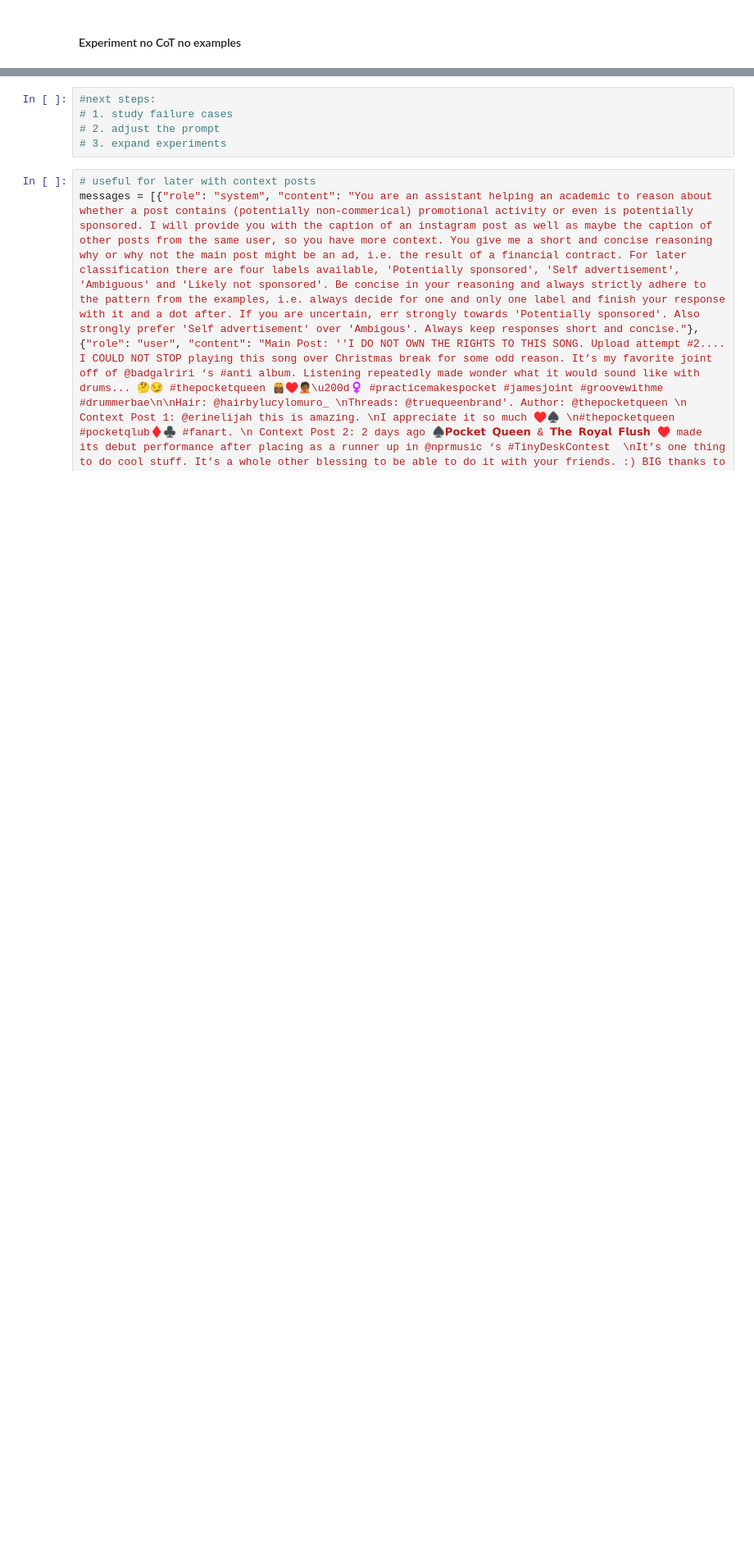
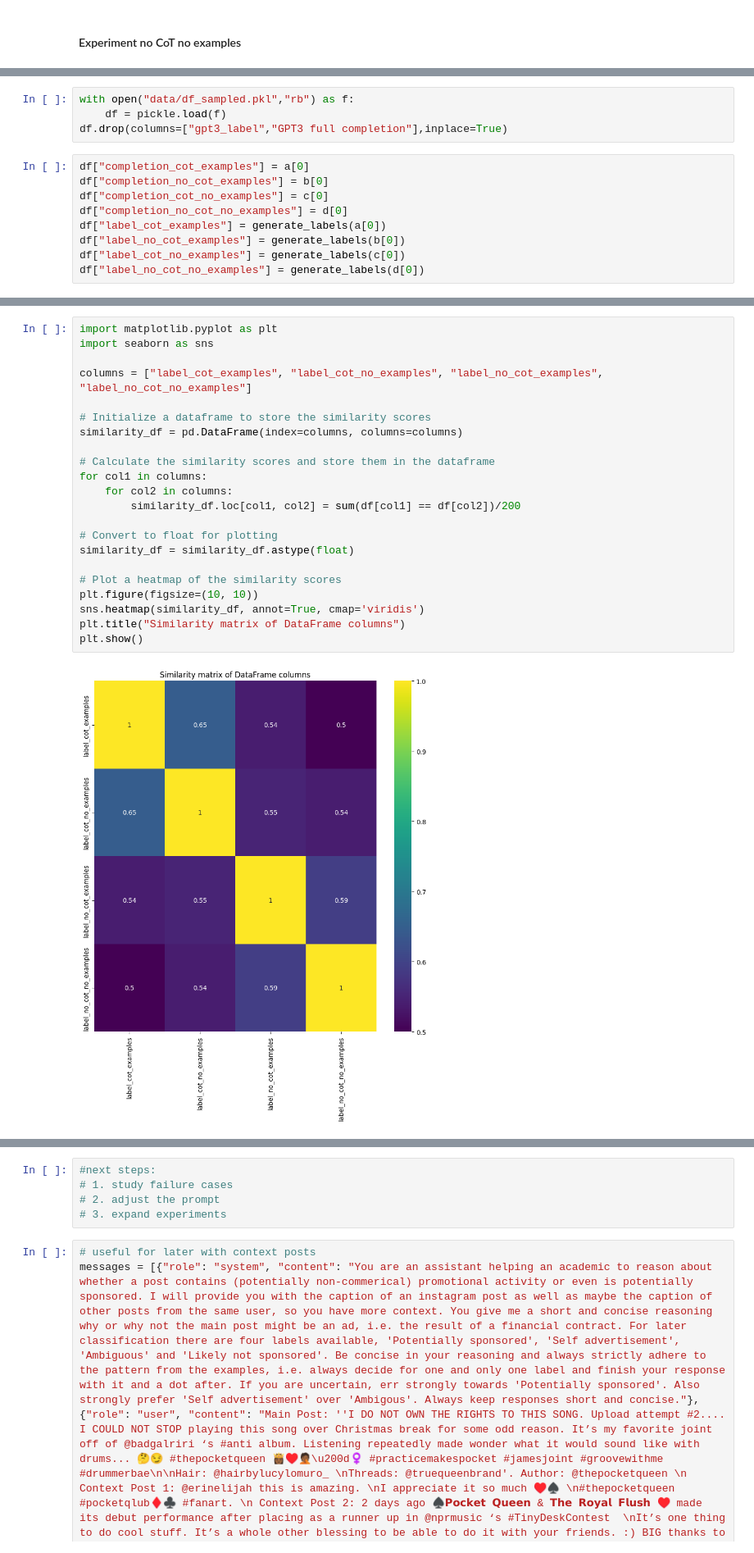
Before and after one commit to stefanhuber1510/enforcing-the-digital-services-act, a Jupyter notebook: 12-including-biography/main-biography.ipynb, the cells around one changed output, grey strips where cells are left out. Shown: that part at 82% size. Drawn from its saved outputs; the diff is of its cells as text; blank space fills up the shorter version.

```diff
--- a/12-including-biography/main-biography.ipynb
+++ b/12-including-biography/main-biography.ipynb
@@ -172,0 +130,13 @@ Counter at 2
+# %%
+with open("data/df_sampled.pkl","rb") as f:
+    df = pickle.load(f)
+df.drop(columns=["gpt3_label","GPT3 full completion"],inplace=True)
+# %%
+df["completion_cot_examples"] = a[0]
+df["completion_no_cot_examples"] = b[0]
+df["completion_cot_no_examples"] = c[0]
+df["completion_no_cot_no_examples"] = d[0]
+df["label_cot_examples"] = generate_labels(a[0])
+df["label_no_cot_examples"] = generate_labels(b[0])
+df["label_cot_no_examples"] = generate_labels(c[0])
+df["label_no_cot_no_examples"] = generate_labels(d[0])
@@ -172,0 +170,24 @@ Counter at 2
+# %%
+import matplotlib.pyplot as plt
+import seaborn as sns
+
+columns = ["label_cot_examples", "label_cot_no_examples", "label_no_cot_examples", "label_no_cot_no_examples"]
+
+# Initialize a dataframe to store the similarity scores
+similarity_df = pd.DataFrame(index=columns, columns=columns)
+
+# Calculate the similarity scores and store them in the dataframe
+for col1 in columns:
+    for col2 in columns:
+        similarity_df.loc[col1, col2] = sum(df[col1] == df[col2])/200
+
+# Convert to float for plotting
+similarity_df = similarity_df.astype(float)
+
+# Plot a heatmap of the similarity scores
+plt.figure(figsize=(10, 10))
+sns.heatmap(similarity_df, annot=True, cmap='viridis')
+plt.title("Similarity matrix of DataFrame columns")
+plt.show()
+# %% [output]
+[figure, added]
```
Also changed, not shown: parts of 23 cells of this notebook, 1 other file.
